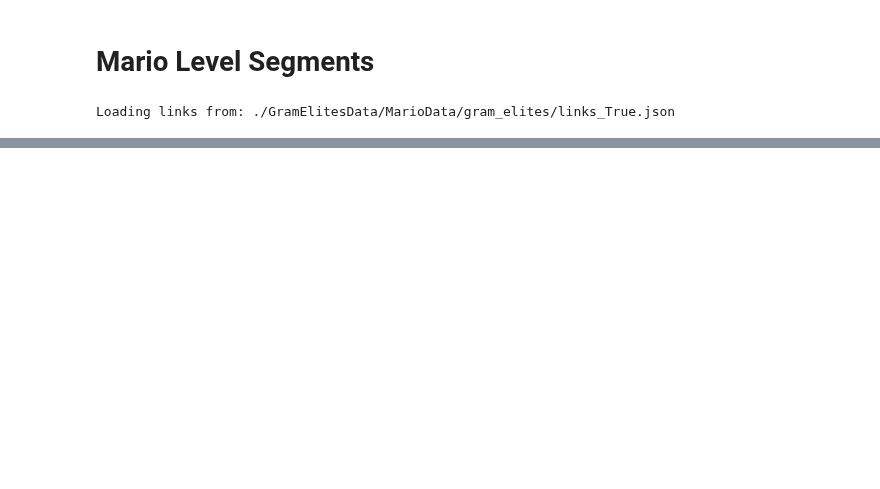
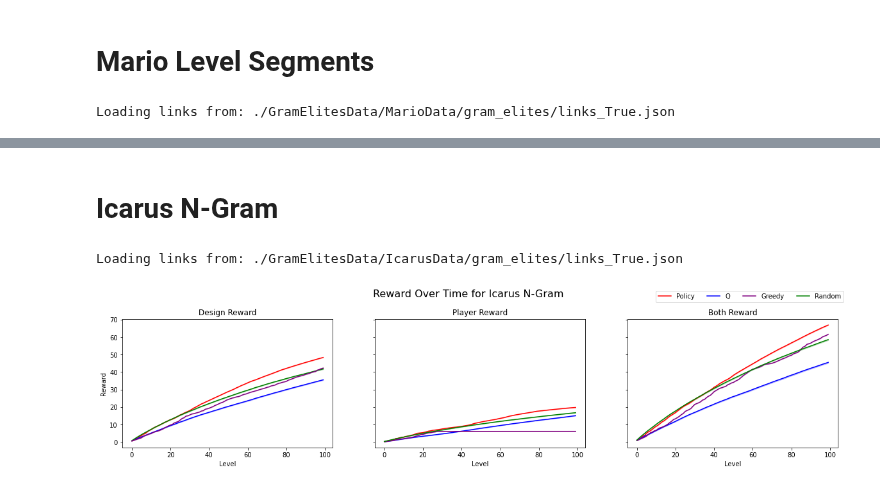
Before and after one commit to crowdgames/mdp-level-assembly, a Jupyter notebook: Analysis.ipynb, the cells around one changed output, grey strips where cells are left out. Saved outputs shown, nothing was run; the diff lists cells and outputs as text; code cells hidden in the pictures; blank space fills up the shorter version.

Commit message:
work on n-grams and icarus

```diff
--- a/Analysis.ipynb
+++ b/Analysis.ipynb
@@ -257,0 +259,2 @@ heatmap(info, graph, config.MAX_BC, 'Mediocre Player Likes High B')
+# %% [markdown]
+# Icarus N-Gram
@@ -257,0 +344,29 @@ heatmap(info, graph, config.MAX_BC, 'Mediocre Player Likes High B')
+# %%
+config = Icarus
+graph = Utility.get_level_segment_graph(config, True)
+
+rewards = ('Design Reward', 'Player Reward', 'Both Reward')
+
+REWARD_STR = Utility.reward_type_to_str(Utility.RewardType.DESIGNER)
+designer_playthroughs = get_all_player_playthroughs(config, REWARD_STR)
+df_designer = get_df(designer_playthroughs, rewards[0])
+
+
+REWARD_STR = Utility.reward_type_to_str(Utility.RewardType.PLAYER)
+player_playthroughs = get_all_player_playthroughs(config, REWARD_STR)
+df_player = get_df(player_playthroughs, rewards[1])
+
+REWARD_STR = Utility.reward_type_to_str(Utility.RewardType.BOTH)
+both_playthroughs = get_all_player_playthroughs(config, REWARD_STR)
+df_both = get_df(both_playthroughs, rewards[2])
+
+info = (
+    (rewards[0], designer_playthroughs, df_designer),
+    (rewards[1], player_playthroughs, df_player),
+    (rewards[2], both_playthroughs, df_both))
+# %% [output]
+Loading links from: ./GramElitesData/IcarusData/gram_elites/links_True.json
+# %%
+plot_n_gram_icarus(info)
+# %% [output]
+[figure, added]
```
Also changed, not shown: parts of 9 cells of this notebook, 26 other files.
